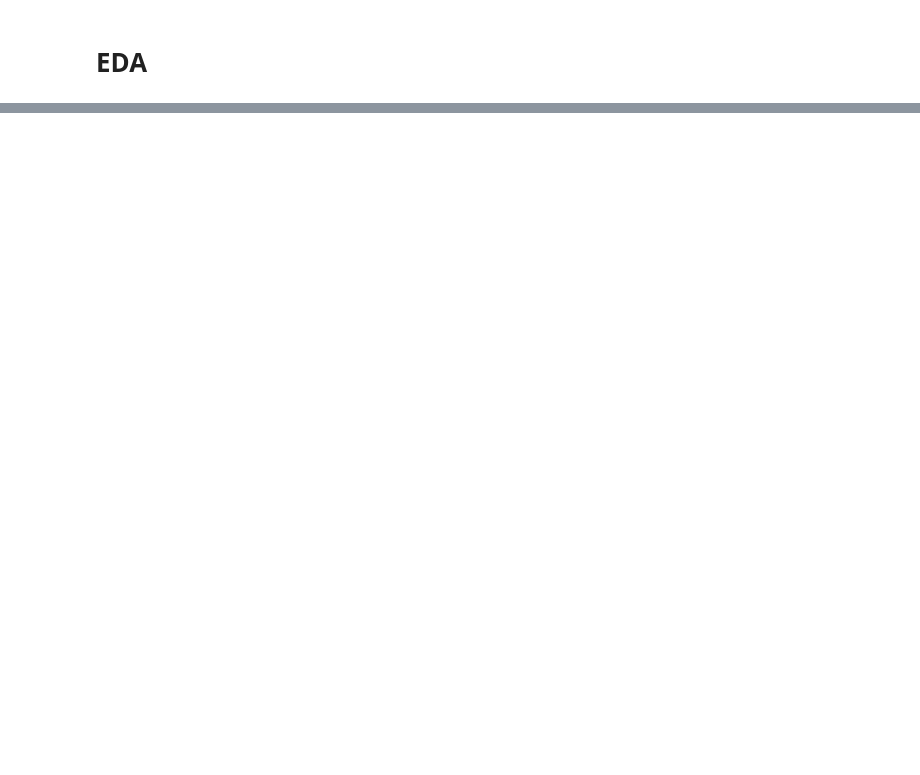
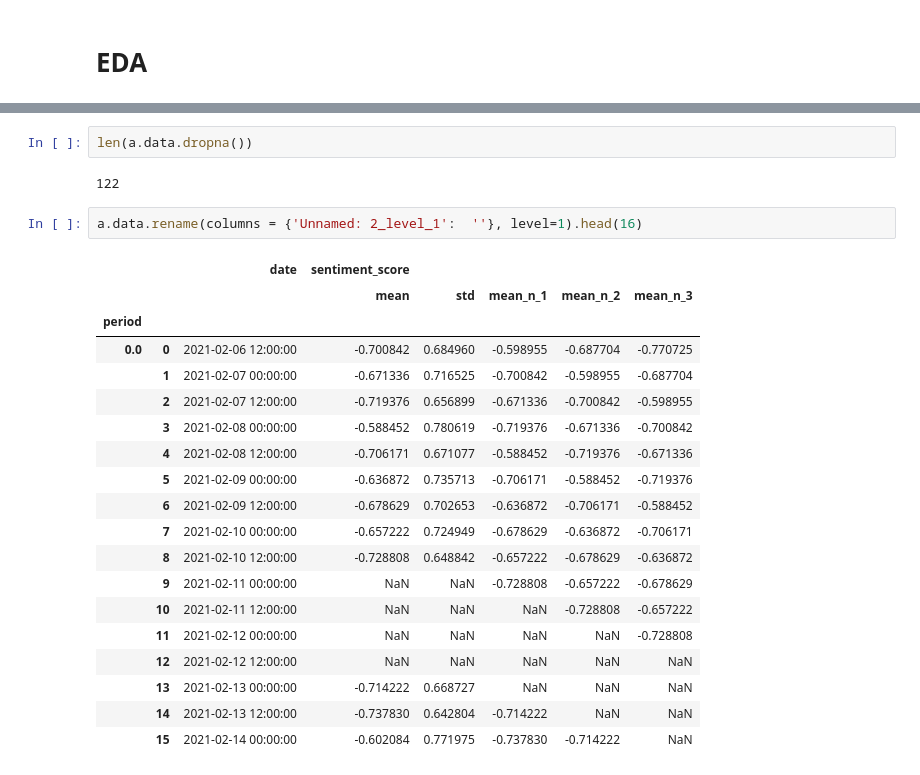
Before and after one commit to NizarGhandri/bitcoin_sentiment_analysis, a Jupyter notebook: Baseline.ipynb, the cells around one changed output, grey strips where cells are left out. Cells and saved outputs as stored; diff of their text form; blank space fills up the shorter version.

```diff
--- a/Baseline.ipynb
+++ b/Baseline.ipynb
@@ -48,0 +14,26 @@ pd.to_csv(a.data, os.path.join("data", "preprocessed.csv"))
+# %%
+len(a.data.dropna())
+# %% [output]
+122
+# %%
+a.data.rename(columns = {'Unnamed: 2_level_1':  ''}, level=1).head(16)
+# %% [output]
+|  |  | date | sentiment_score |  |  |  |  |
+|  |  |  | mean | std | mean_n_1 | mean_n_2 | mean_n_3 |
+| period |  |  |  |  |  |  |  |
+| 0.0 | 0 | 2021-02-06 12:00:00 | -0.700842 | 0.684960 | -0.598955 | -0.687704 | -0.770725 |
+|  | 1 | 2021-02-07 00:00:00 | -0.671336 | 0.716525 | -0.700842 | -0.598955 | -0.687704 |
+|  | 2 | 2021-02-07 12:00:00 | -0.719376 | 0.656899 | -0.671336 | -0.700842 | -0.598955 |
+|  | 3 | 2021-02-08 00:00:00 | -0.588452 | 0.780619 | -0.719376 | -0.671336 | -0.700842 |
+|  | 4 | 2021-02-08 12:00:00 | -0.706171 | 0.671077 | -0.588452 | -0.719376 | -0.671336 |
+|  | 5 | 2021-02-09 00:00:00 | -0.636872 | 0.735713 | -0.706171 | -0.588452 | -0.719376 |
+|  | 6 | 2021-02-09 12:00:00 | -0.678629 | 0.702653 | -0.636872 | -0.706171 | -0.588452 |
+|  | 7 | 2021-02-10 00:00:00 | -0.657222 | 0.724949 | -0.678629 | -0.636872 | -0.706171 |
+|  | 8 | 2021-02-10 12:00:00 | -0.728808 | 0.648842 | -0.657222 | -0.678629 | -0.636872 |
+|  | 9 | 2021-02-11 00:00:00 | NaN | NaN | -0.728808 | -0.657222 | -0.678629 |
+|  | 10 | 2021-02-11 12:00:00 | NaN | NaN | NaN | -0.728808 | -0.657222 |
+|  | 11 | 2021-02-12 00:00:00 | NaN | NaN | NaN | NaN | -0.728808 |
+|  | 12 | 2021-02-12 12:00:00 | NaN | NaN | NaN | NaN | NaN |
+|  | 13 | 2021-02-13 00:00:00 | -0.714222 | 0.668727 | NaN | NaN | NaN |
+|  | 14 | 2021-02-13 12:00:00 | -0.737830 | 0.642804 | -0.714222 | NaN | NaN |
+|  | 15 | 2021-02-14 00:00:00 | -0.602084 | 0.771975 | -0.737830 | -0.714222 | NaN |
```
Also changed, not shown: parts of 12 cells of this notebook, 8 other files.
